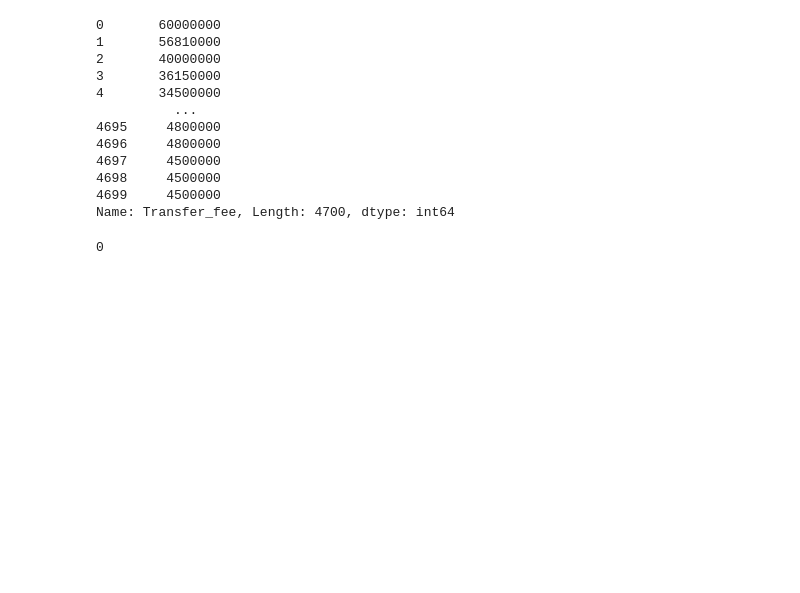
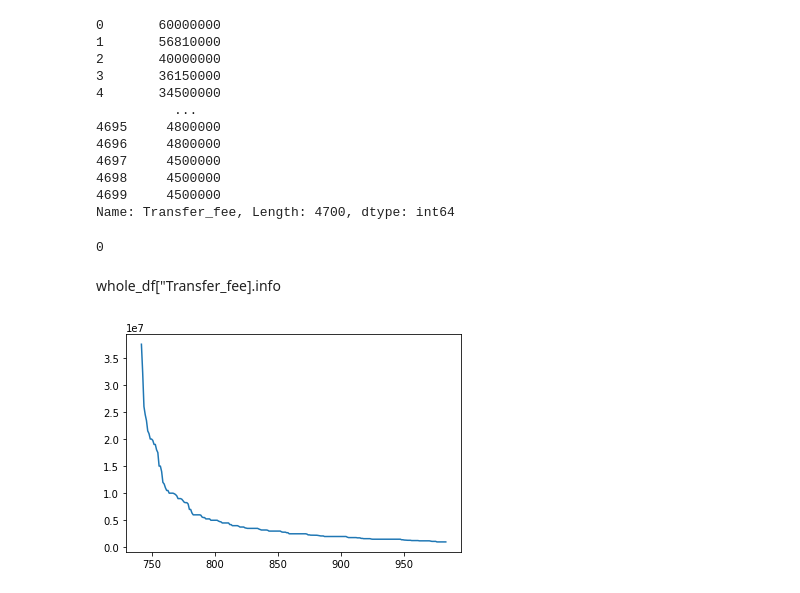
Before and after one commit to parth19184/ML_Project, a Jupyter notebook: preprocessing.ipynb, the cells around one changed output. Drawn from its saved outputs; the diff is of its cells as text; code cells hidden in the pictures; blank space fills up the shorter version.

```diff
--- a/preprocessing.ipynb
+++ b/preprocessing.ipynb
@@ -83,3 +88,13 @@ Name: Transfer_fee, Length: 4700, dtype: int64
 whole_df["Transfer_fee"].isnull().sum()
 # %% [output]
 0
+# %% [markdown]
+whole_df["Transfer_fee].info
+# %%
+fig, ax = plt.subplots()
+ax.plot(whole_df[whole_df["Season"] == '2003-2004']['Transfer_fee'])
+ax.ticklabel_format(useOffset=False)
+plt.show()
+#plt.plot(whole_df[whole_df["Season"] == '2002-2003']['Transfer_fee'])
+# %% [output]
+[figure, added]
```
Also changed, not shown: parts of 21 cells of this notebook, 32 other files.
